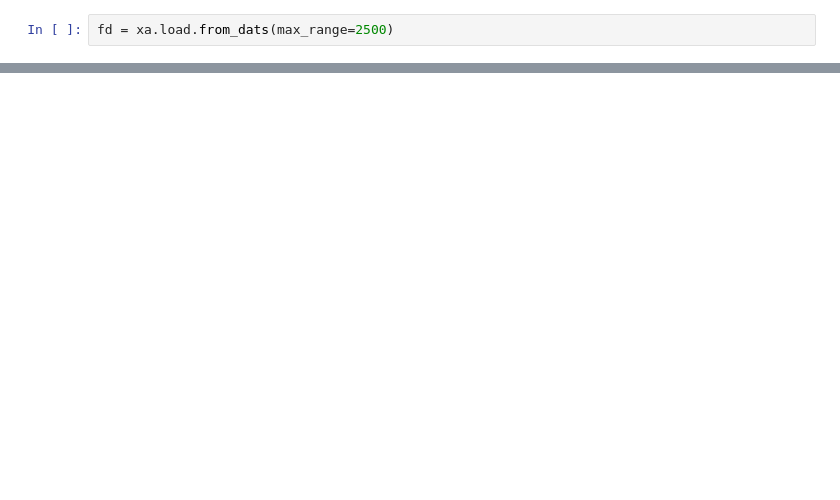
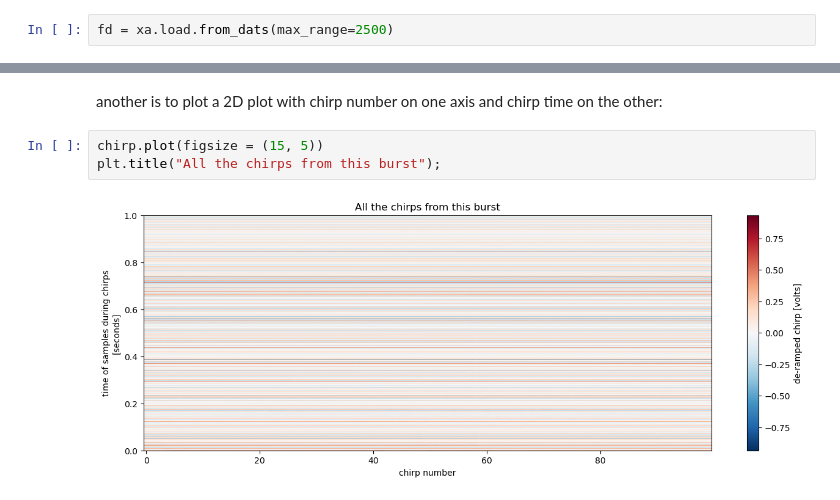
Before and after one commit to ldeo-glaciology/glaciology-intro-book, a Jupyter notebook: src/sections/radar/apres/apres_data_1.ipynb, the cells around one changed output, grey strips where cells are left out. Saved outputs shown, nothing was run; the diff lists cells and outputs as text; blank space fills up the shorter version.

```diff
--- a/src/sections/radar/apres/apres_data_1.ipynb
+++ b/src/sections/radar/apres/apres_data_1.ipynb
@@ -203,0 +105,7 @@ ldeo-glaciology/apres/thwaites/2022-2023/Point/G1-22-05
+# %% [markdown]
+another is to plot a 2D plot with chirp number on one axis and chirp time on the other:
+# %%
+chirp.plot(figsize = (15, 5))
+plt.title("All the chirps from this burst");
+# %% [output]
+[figure, added]
```
Also changed, not shown: parts of 104 cells of this notebook, 2 other files.
